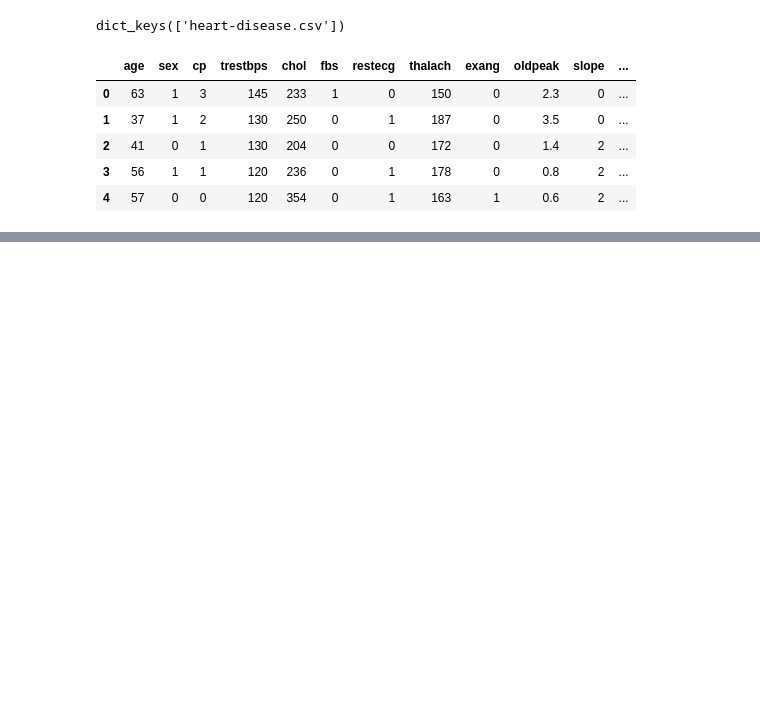
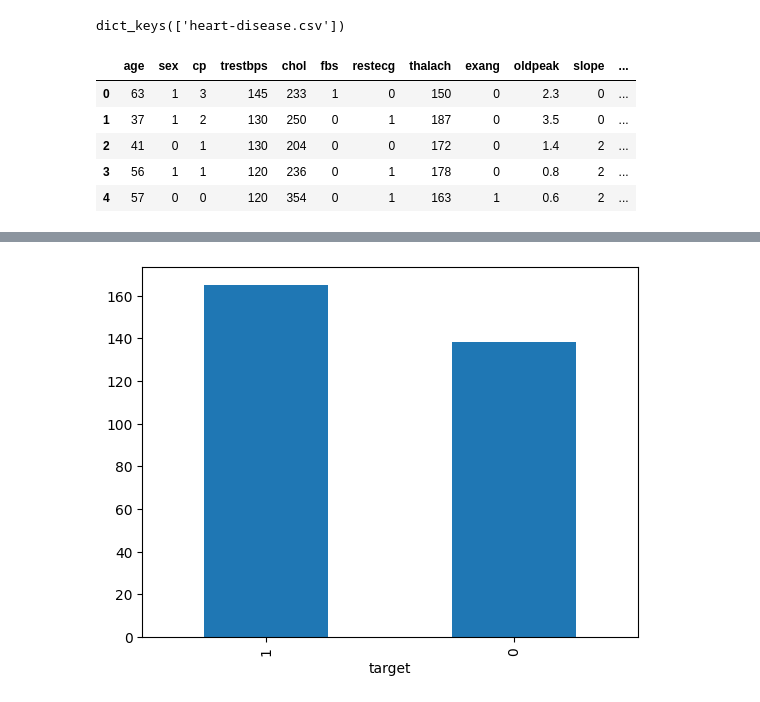
Before and after one commit to LucasMelvin15/Machine-Learning-Projects, a Jupyter notebook: 03_Heart_Disease_Classifier(sklearn).ipynb, the cells around one changed output, grey strips where cells are left out. Saved outputs shown, nothing was run; the diff lists cells and outputs as text; code cells hidden in the pictures; blank space fills up the shorter version.

```diff
--- a/03_Heart_Disease_Classifier(sklearn).ipynb
+++ b/03_Heart_Disease_Classifier(sklearn).ipynb
@@ -150,0 +132,4 @@ weighted avg       0.83      0.82      0.82        61
+# %%
+heart_disease["target"].value_counts().plot(kind="bar");
+# %% [output]
+[figure, added]
```
Also changed, not shown: parts of 80 cells of this notebook.
